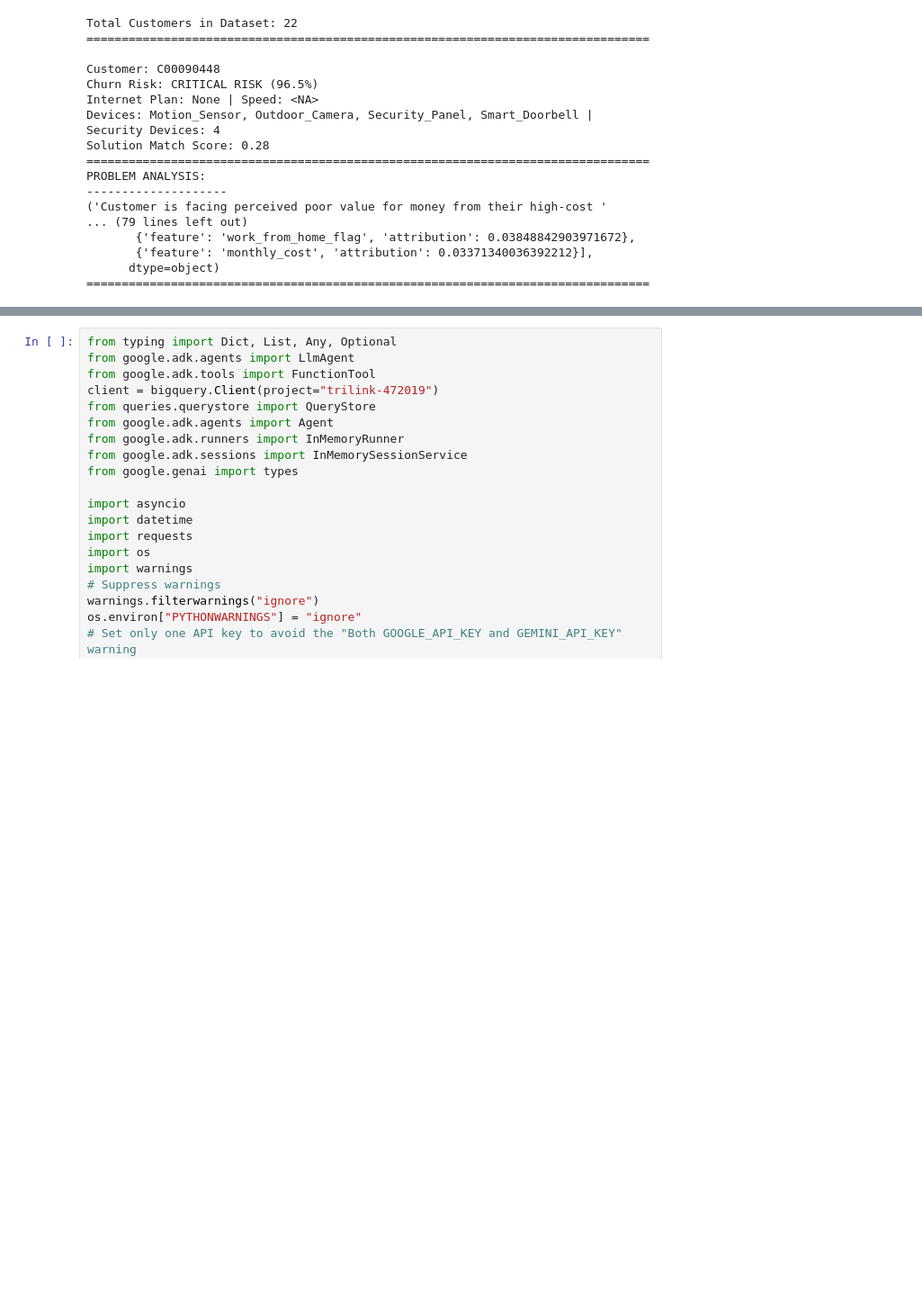
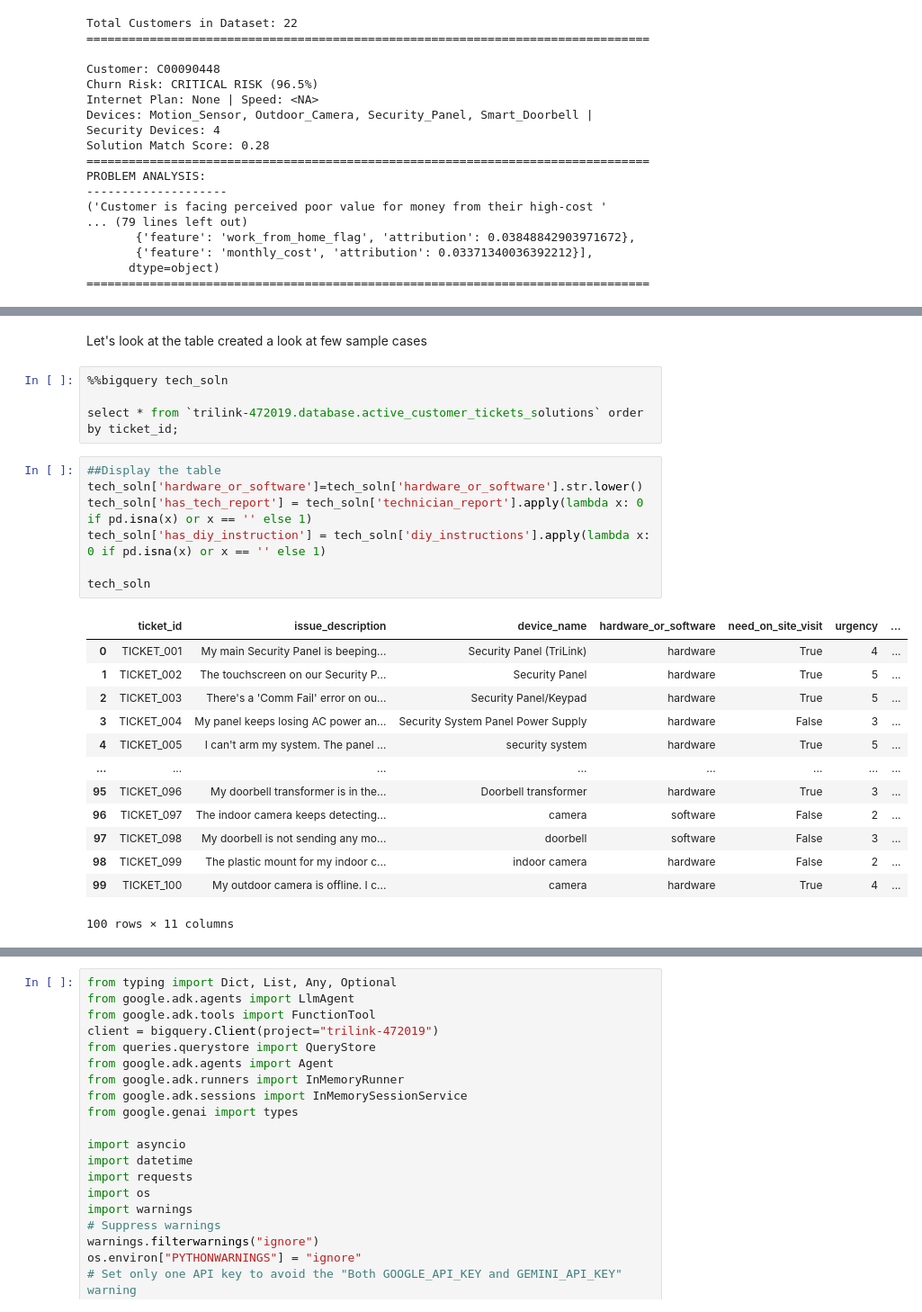
Before and after one commit to hazardscarn/TriLink, a Jupyter notebook: notebooks/bigquery_actions.ipynb, the cells around one changed output, grey strips where cells are left out. Shown: that part at 90% size. Cells and saved outputs as stored; diff of their text form; blank space fills up the shorter version.

```diff
--- a/notebooks/bigquery_actions.ipynb
+++ b/notebooks/bigquery_actions.ipynb
@@ -1417,0 +1571,27 @@ PROBLEM ANALYSIS:
+# %% [markdown]
+Let's look at the table created a look at few sample cases
+# %%
+%%bigquery tech_soln
+
+select * from `trilink-472019.database.active_customer_tickets_solutions` order by ticket_id;
+# %%
+##Display the table
+tech_soln['hardware_or_software']=tech_soln['hardware_or_software'].str.lower()
+tech_soln['has_tech_report'] = tech_soln['technician_report'].apply(lambda x: 0 if pd.isna(x) or x == '' else 1)
+tech_soln['has_diy_instruction'] = tech_soln['diy_instructions'].apply(lambda x: 0 if pd.isna(x) or x == '' else 1)
+
+tech_soln
+# %% [output]
+|  | ticket_id | issue_description | device_name | hardware_or_software | need_on_site_visit | urgency | ... |
+| 0 | TICKET_001 | My main Security Panel is beeping... | Security Panel (TriLink) | hardware | True | 4 | ... |
+| 1 | TICKET_002 | The touchscreen on our Security P... | Security Panel | hardware | True | 5 | ... |
+| 2 | TICKET_003 | There's a 'Comm Fail' error on ou... | Security Panel/Keypad | hardware | True | 5 | ... |
+| 3 | TICKET_004 | My panel keeps losing AC power an... | Security System Panel Power Supply | hardware | False | 3 | ... |
+| 4 | TICKET_005 | I can't arm my system. The panel ... | security system | hardware | True | 5 | ... |
+| ... | ... | ... | ... | ... | ... | ... | ... |
+| 95 | TICKET_096 | My doorbell transformer is in the... | Doorbell transformer | hardware | True | 3 | ... |
+| 96 | TICKET_097 | The indoor camera keeps detecting... | camera | software | False | 2 | ... |
+| 97 | TICKET_098 | My doorbell is not sending any mo... | doorbell | software | False | 3 | ... |
+| 98 | TICKET_099 | The plastic mount for my indoor c... | indoor camera | hardware | False | 2 | ... |
+| 99 | TICKET_100 | My outdoor camera is offline. I c... | camera | hardware | True | 4 | ... |
+100 rows × 11 columns
```
Also changed, not shown: parts of 28 cells of this notebook, 8 other files.
